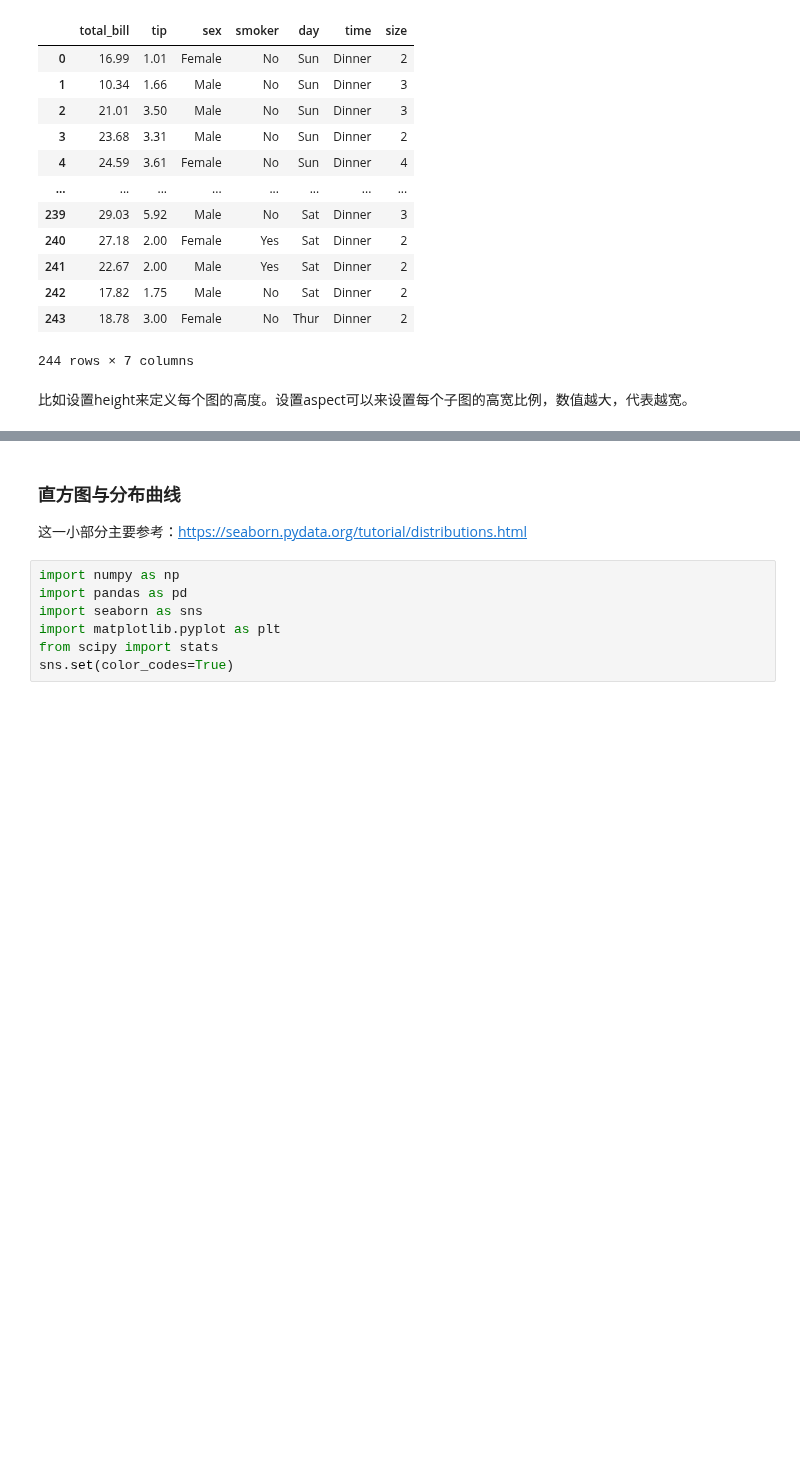
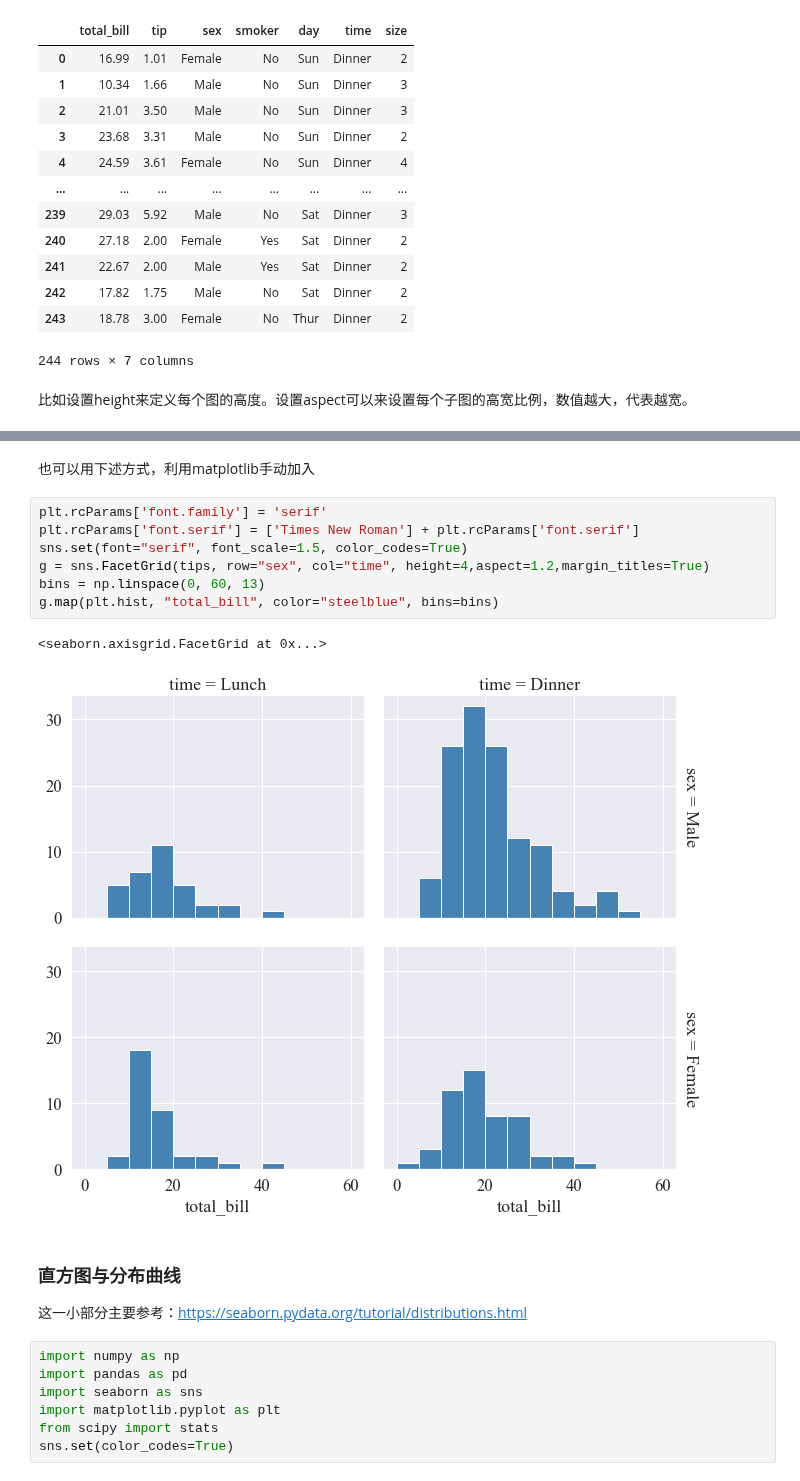
Before and after one commit to iHeadWater/hydrus, a Jupyter notebook: 3-basic-pyviz/seaborn/seaborn.ipynb, the cells around one changed output, grey strips where cells are left out. Cells and saved outputs as stored; diff of their text form; blank space fills up the shorter version.

```diff
--- a/3-basic-pyviz/seaborn/seaborn.ipynb
+++ b/3-basic-pyviz/seaborn/seaborn.ipynb
@@ -1314,3 +1340,15 @@ g.map(plt.hist, "total_bill", color="steelblue", bins=bins)
+# %% [markdown]
+也可以用下述方式，利用matplotlib手动加入
+# %%
+plt.rcParams['font.family'] = 'serif'
+plt.rcParams['font.serif'] = ['Times New Roman'] + plt.rcParams['font.serif']
+sns.set(font="serif", font_scale=1.5, color_codes=True)
+g = sns.FacetGrid(tips, row="sex", col="time", height=4,aspect=1.2,margin_titles=True)
+bins = np.linspace(0, 60, 13)
+g.map(plt.hist, "total_bill", color="steelblue", bins=bins)
+# %% [output]
+<seaborn.axisgrid.FacetGrid at 0x...>
+[figure, added]
 # %% [markdown]
 ### 直方图与分布曲线
 
```
Also changed, not shown: parts of 3 cells of this notebook, 1 other file.
